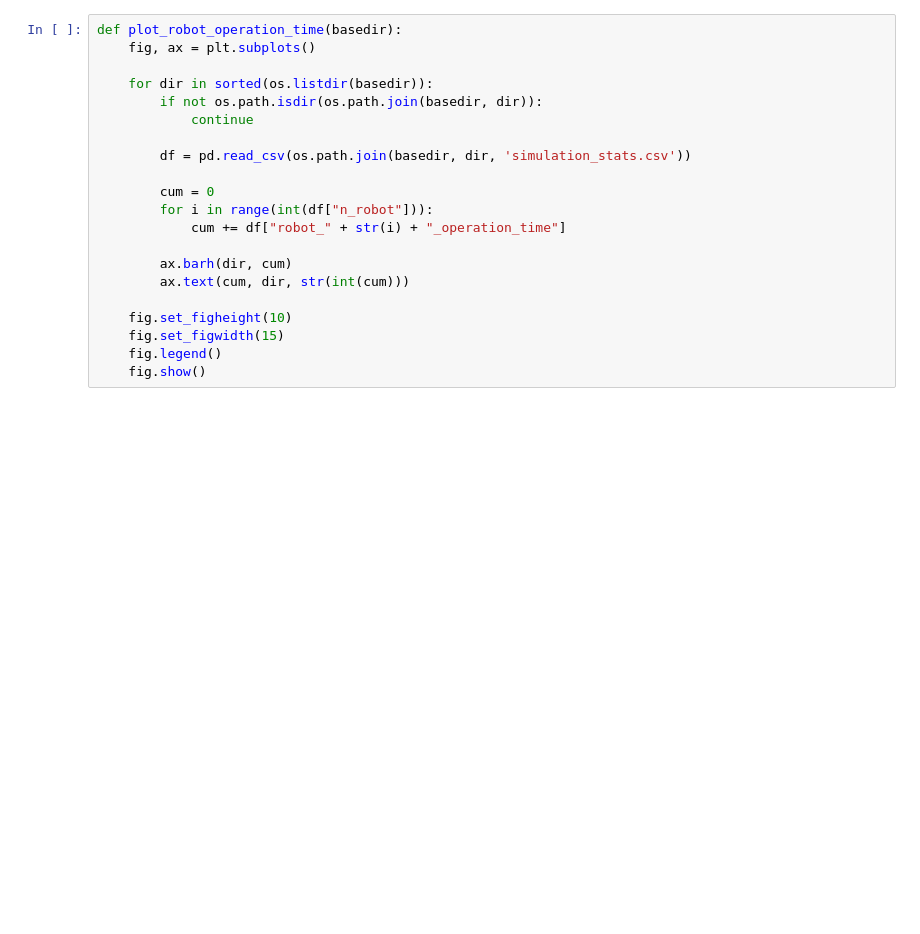
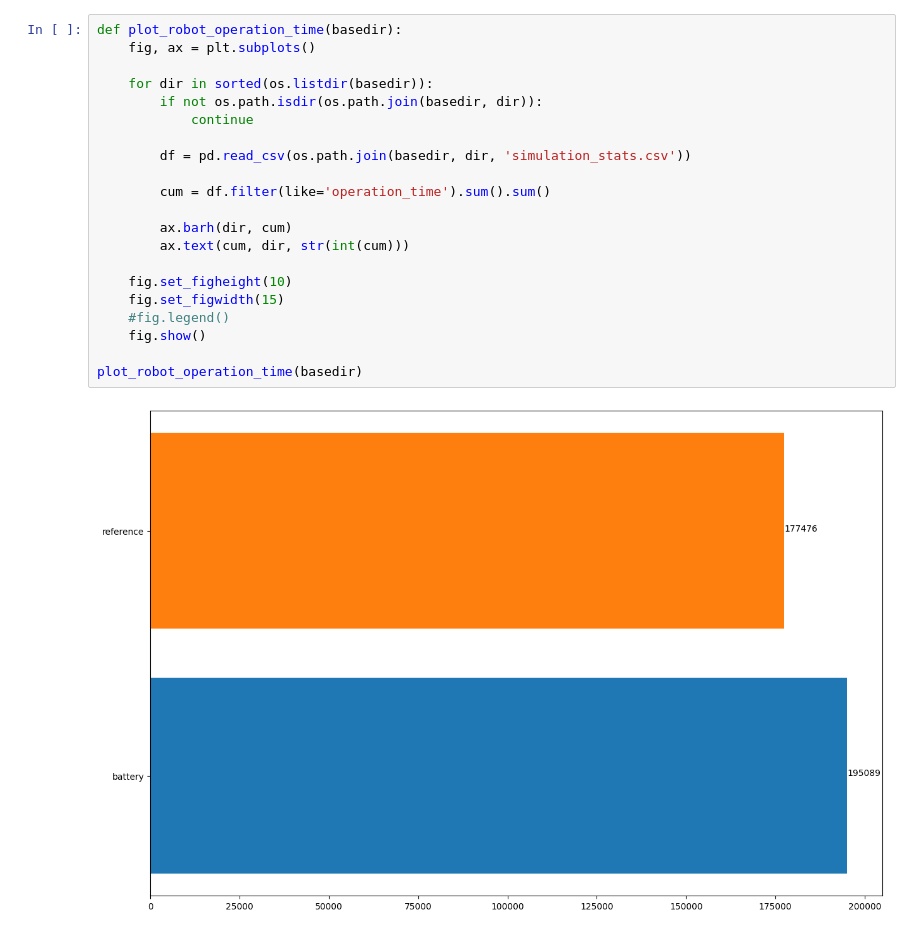
Before and after one commit to SteGala/Plebiscito-robot, a Jupyter notebook: plot/plot_result.ipynb, the cells around one changed output. Saved outputs shown, nothing was run; the diff lists cells and outputs as text; blank space fills up the shorter version.

```diff
--- a/plot/plot_result.ipynb
+++ b/plot/plot_result.ipynb
@@ -45,21 +80,23 @@ def plot_robot_status(basedir):
 # %%
 def plot_robot_operation_time(basedir):
     fig, ax = plt.subplots()
 
     for dir in sorted(os.listdir(basedir)):
         if not os.path.isdir(os.path.join(basedir, dir)):
             continue
 
         df = pd.read_csv(os.path.join(basedir, dir, 'simulation_stats.csv'))
 
-        cum = 0
-        for i in range(int(df["n_robot"])):
-            cum += df["robot_" + str(i) + "_operation_time"]
+        cum = df.filter(like='operation_time').sum().sum()
 
         ax.barh(dir, cum)
         ax.text(cum, dir, str(int(cum)))
 
     fig.set_figheight(10)
     fig.set_figwidth(15)
-    fig.legend()
+    #fig.legend()
     fig.show()
+
+plot_robot_operation_time(basedir)
+# %% [output]
+[figure, added]
```
Also changed, not shown: parts of 6 cells of this notebook, 2 other files.
